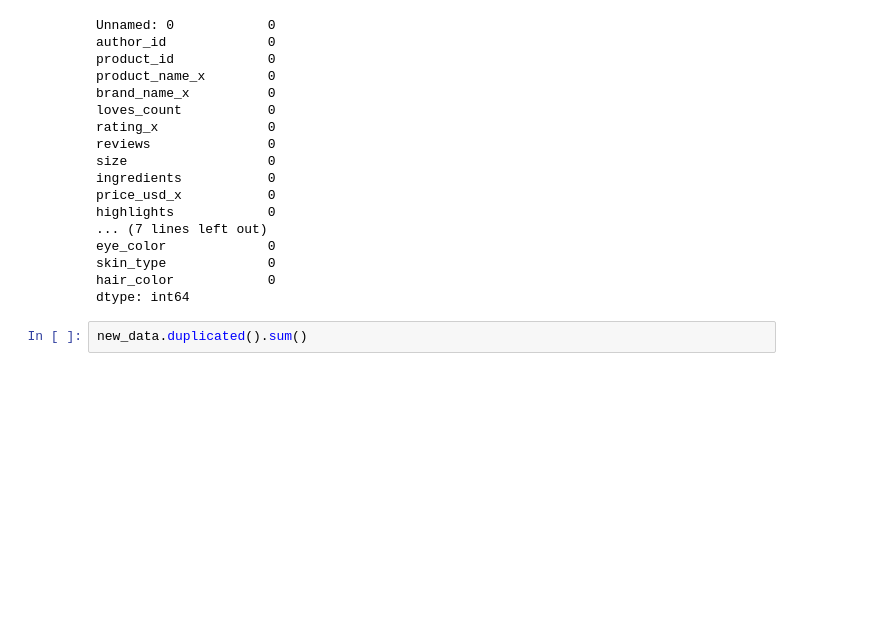
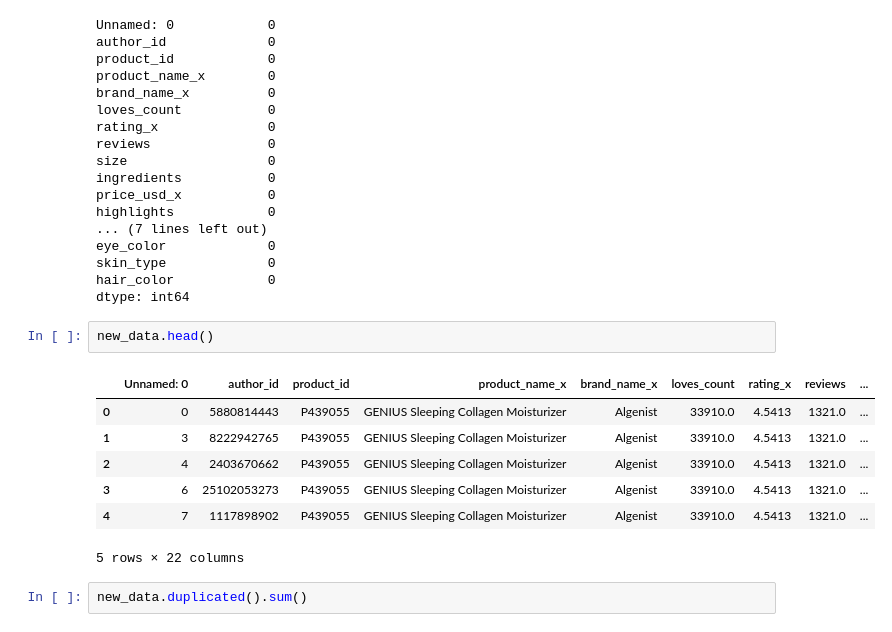
Before and after one commit to billymwangi/skincare-recommender-system, a Jupyter notebook: modeling.ipynb, the cells around one changed output. Drawn from its saved outputs; the diff is of its cells as text; blank space fills up the shorter version.

```diff
--- a/modeling.ipynb
+++ b/modeling.ipynb
@@ -45,6 +46,16 @@ eye_color             0
 skin_type             0
 hair_color            0
 dtype: int64
+# %%
+new_data.head()
+# %% [output]
+|  | Unnamed: 0 | author_id | product_id | product_name_x | brand_name_x | loves_count | rating_x | reviews | ... |
+| 0 | 0 | 5880814443 | P439055 | GENIUS Sleeping Collagen Moisturizer | Algenist | 33910.0 | 4.5413 | 1321.0 | ... |
+| 1 | 3 | 8222942765 | P439055 | GENIUS Sleeping Collagen Moisturizer | Algenist | 33910.0 | 4.5413 | 1321.0 | ... |
+| 2 | 4 | 2403670662 | P439055 | GENIUS Sleeping Collagen Moisturizer | Algenist | 33910.0 | 4.5413 | 1321.0 | ... |
+| 3 | 6 | 25102053273 | P439055 | GENIUS Sleeping Collagen Moisturizer | Algenist | 33910.0 | 4.5413 | 1321.0 | ... |
+| 4 | 7 | 1117898902 | P439055 | GENIUS Sleeping Collagen Moisturizer | Algenist | 33910.0 | 4.5413 | 1321.0 | ... |
+5 rows × 22 columns
 # %%
 new_data.duplicated().sum()
 # %% [output]
```
Also changed, not shown: parts of 34 cells of this notebook.
